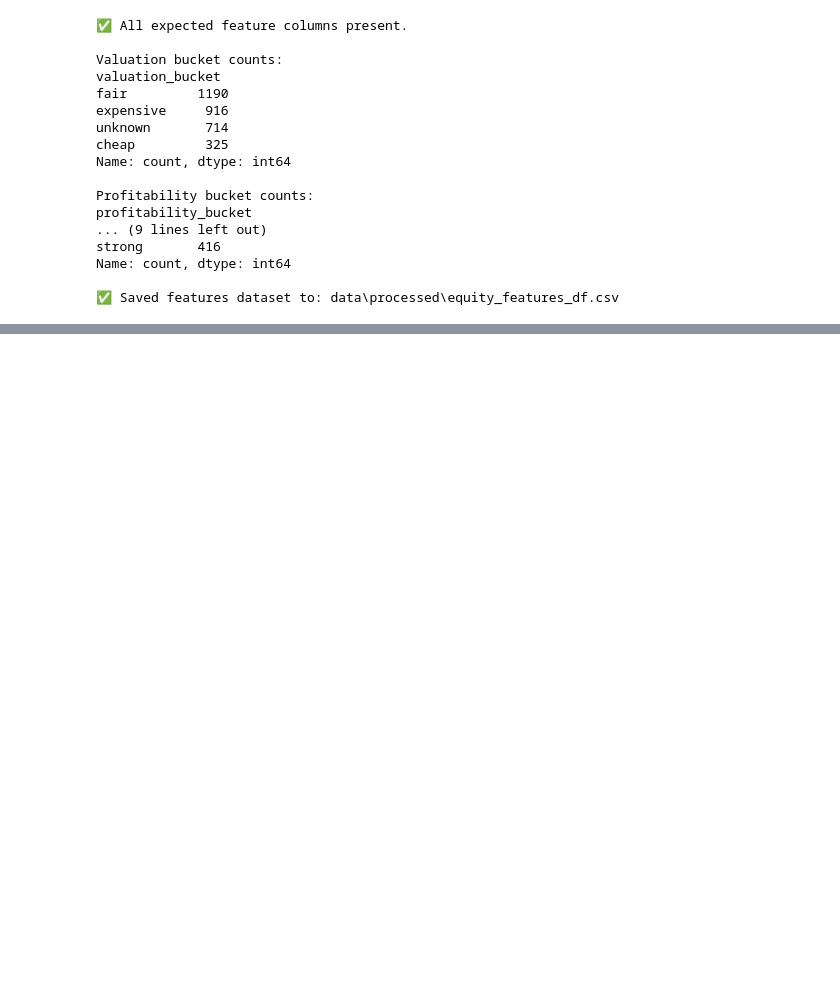
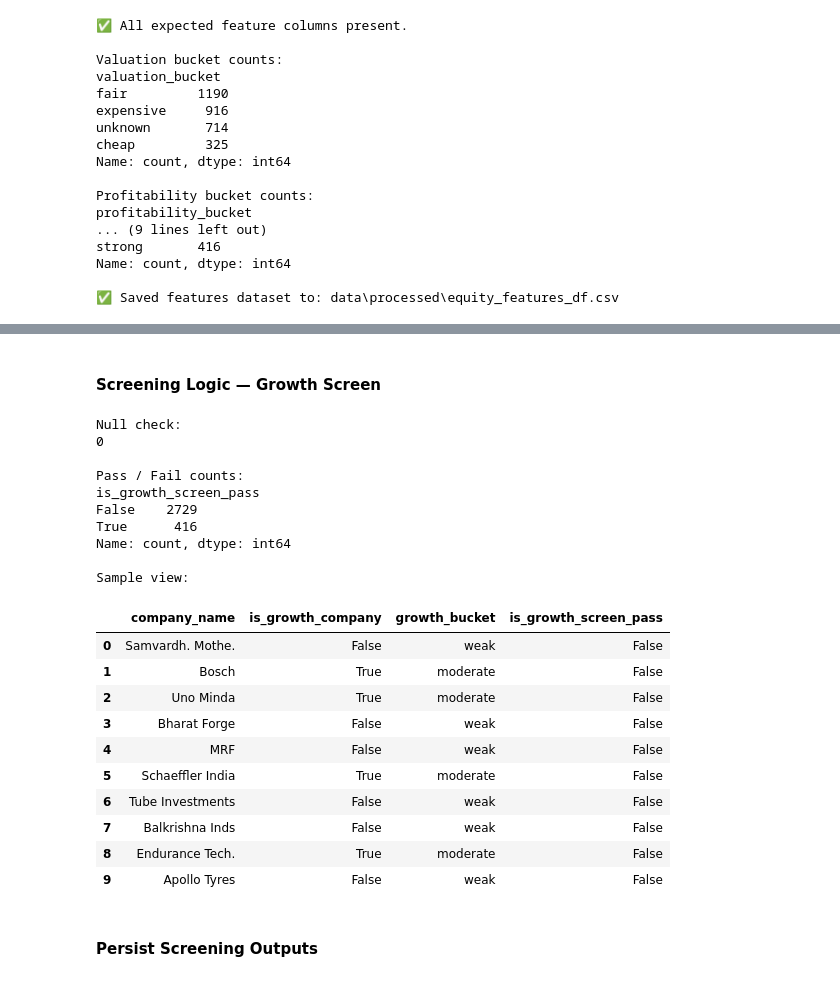
Before and after one commit to dirumisra/equity-fundamentals-analytics, a Jupyter notebook: equity-fundamentals-analytics/notebooks/dev/02_feature_engineering.ipynb, the cells around one changed output, grey strips where cells are left out. Cells and saved outputs as stored; diff of their text form; code cells hidden in the pictures; blank space fills up the shorter version.

```diff
--- a/equity-fundamentals-analytics/notebooks/dev/02_feature_engineering.ipynb
+++ b/equity-fundamentals-analytics/notebooks/dev/02_feature_engineering.ipynb
@@ -427,0 +571,72 @@ Name: count, dtype: int64
+# %% [markdown]
+#### **Screening Logic — Growth Screen**
+# %%
+# -------------------------------------------
+# Screening Logic — Growth Screen
+# -------------------------------------------
+
+# Business rule:
+# A company passes the growth screen if:
+# - The growth signal is positive (i.e., is_growth_company is True)
+# - The growth bucket is "strong"
+
+# The following line creates a new column 'is_growth_screen_pass' that evaluates to True
+# if both conditions are met for each company in the dataframe:
+# 1. 'is_growth_company' must be True (positive growth signal)
+# 2. 'growth_bucket' must be "strong"
+equity_features_df["is_growth_screen_pass"] = (
+    equity_features_df["is_growth_company"]  # Check if the company has a positive growth signal
+    & equity_features_df["growth_bucket"].eq("strong")  # Check if the growth bucket is 'strong'
+)
+
+# -------------------------------------------
+# Validations
+# -------------------------------------------
+
+# Checking for any missing (null) values in the 'is_growth_screen_pass' column
+print("Null check:")
+print(equity_features_df["is_growth_screen_pass"].isna().sum())  # Prints count of null values
+
+# Displaying the count of True/False values to show how many companies pass or fail the growth screen
+print("\nPass / Fail counts:")
+print(equity_features_df["is_growth_screen_pass"].value_counts())  # Prints pass/fail counts
+
+# Sample view of the dataframe showing the first 10 rows for selected columns
+print("\nSample view:")
+# This will show a sample of 10 rows displaying:
+# - company_name: Name of the company
+# - is_growth_company: Whether the company has a positive growth signal (True/False)
+# - growth_bucket: The growth classification (e.g., 'strong', 'weak')
+# - is_growth_screen_pass: The result of the growth screen check (True/False)
+equity_features_df[
+    [
+        "company_name",  # Company name for identification
+        "is_growth_company",  # Whether the company has a positive growth signal
+        "growth_bucket",  # Growth bucket to see if it's "strong"
+        "is_growth_screen_pass",  # Whether the company passes the growth screen
+    ]
+].head(10)  # Displays the first 10 rows
+# %% [output]
+Null check:
+0
+
+Pass / Fail counts:
+is_growth_screen_pass
+False    2729
+True      416
+Name: count, dtype: int64
+
+Sample view:
+|  | company_name | is_growth_company | growth_bucket | is_growth_screen_pass |
+| 0 | Samvardh. Mothe. | False | weak | False |
+| 1 | Bosch | True | moderate | False |
+| 2 | Uno Minda | True | moderate | False |
+| 3 | Bharat Forge | False | weak | False |
+| 4 | MRF | False | weak | False |
+| 5 | Schaeffler India | True | moderate | False |
+| 6 | Tube Investments | False | weak | False |
+| 7 | Balkrishna Inds | False | weak | False |
+| 8 | Endurance Tech. | True | moderate | False |
+| 9 | Apollo Tyres | False | weak | False |
+# %% [markdown]
+#### **Persist Screening Outputs**
```
Also changed, not shown: parts of 5 cells of this notebook, 4 other files.
